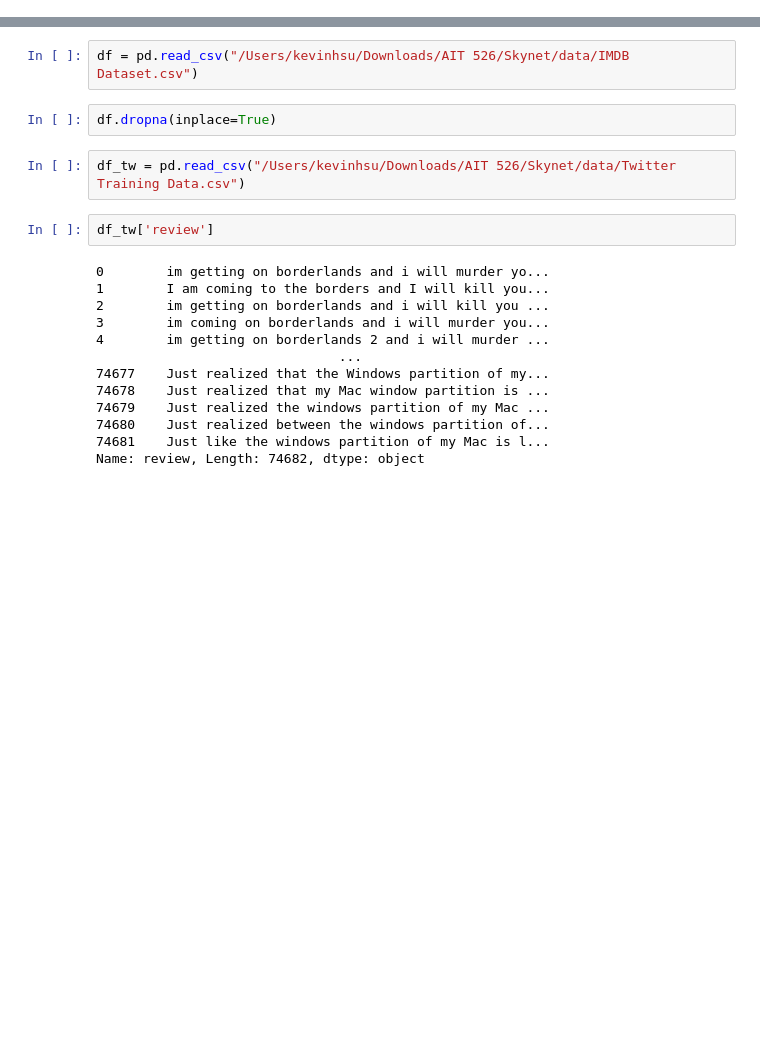
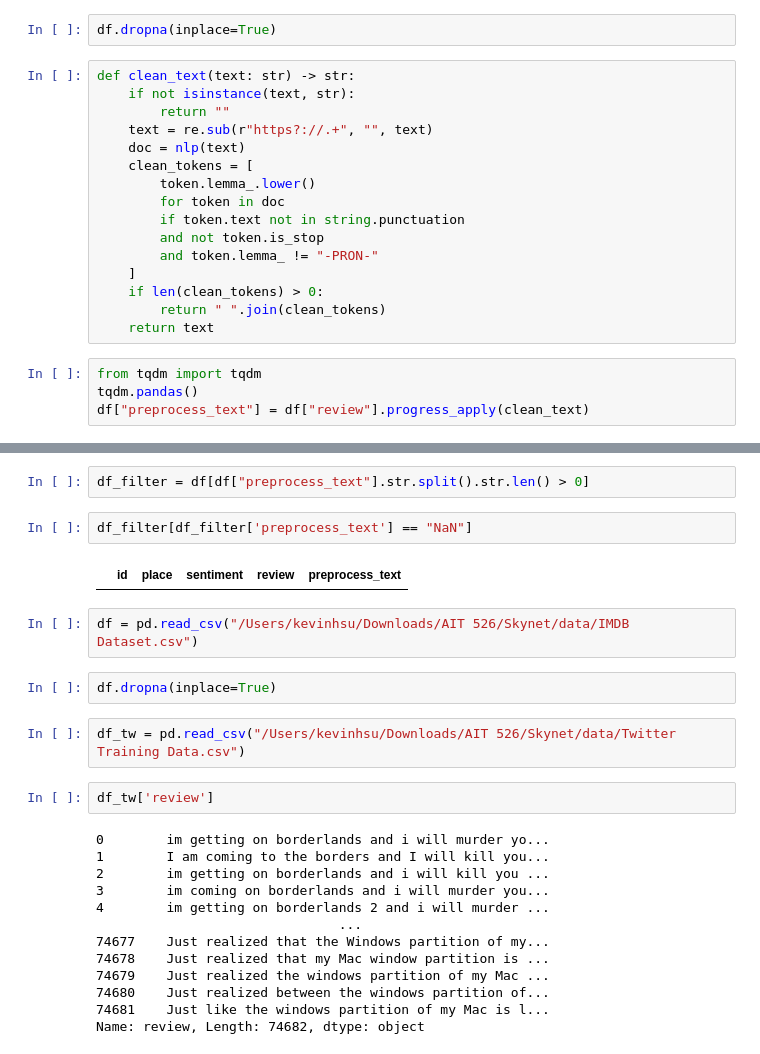
Before and after one commit to kevin000001505/Skynet, a Jupyter notebook: develop.ipynb, the cells around one changed output, grey strips where cells are left out. Drawn from its saved outputs; the diff is of its cells as text; blank space fills up the shorter version.

```diff
--- a/develop.ipynb
+++ b/develop.ipynb
@@ -11,0 +14,22 @@ df = pd.read_csv("/Users/kevinhsu/Downloads/AIT 526/Skynet/data/train.csv", enco
+# %%
+df.dropna(inplace=True)
+# %%
+def clean_text(text: str) -> str:
+    if not isinstance(text, str):
+        return ""
+    text = re.sub(r"https?://.+", "", text)
+    doc = nlp(text)
+    clean_tokens = [
+        token.lemma_.lower()
+        for token in doc
+        if token.text not in string.punctuation
+        and not token.is_stop
+        and token.lemma_ != "-PRON-"
+    ]
+    if len(clean_tokens) > 0:
+        return " ".join(clean_tokens)
+    return text
+# %%
+from tqdm import tqdm
+tqdm.pandas()
+df["preprocess_text"] = df["review"].progress_apply(clean_text)
@@ -12,3 +45,9 @@ df = pd.read_csv("/Users/kevinhsu/Downloads/AIT 526/Skynet/data/train.csv", enco
+# %%
+df_filter = df[df["preprocess_text"].str.split().str.len() > 0]
+# %%
+df_filter[df_filter['preprocess_text'] == "NaN"]
+# %% [output]
+|  | id | place | sentiment | review | preprocess_text |
 # %%
 df = pd.read_csv("/Users/kevinhsu/Downloads/AIT 526/Skynet/data/IMDB Dataset.csv")
 # %%
```
Also changed, not shown: parts of 4 cells of this notebook, 14 other files.
